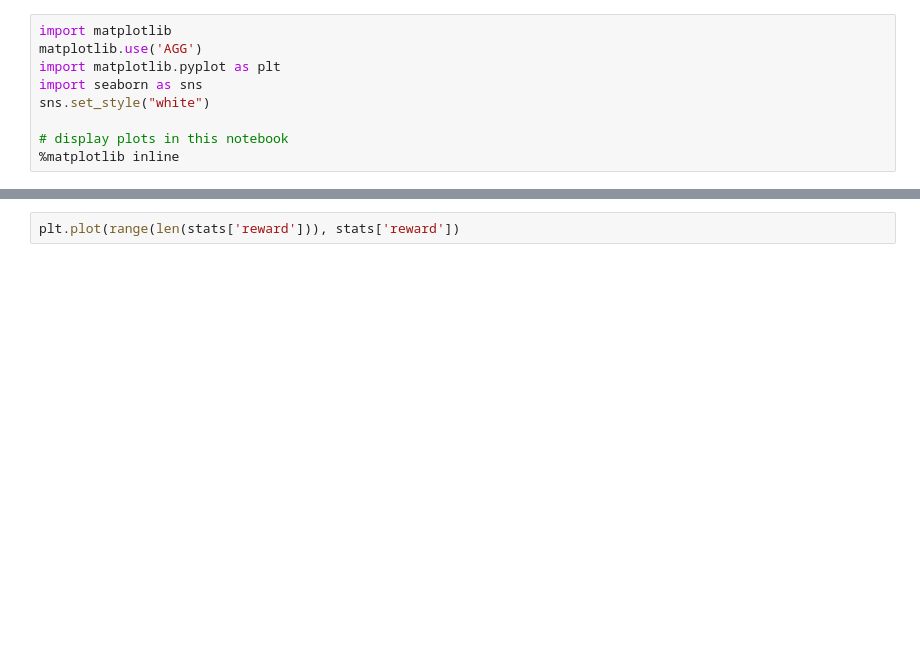
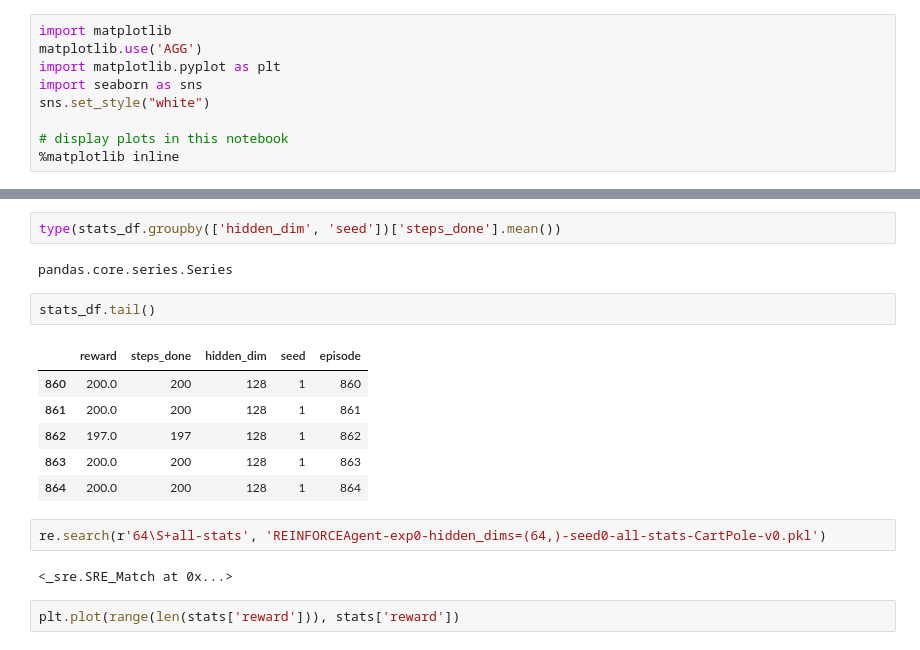
Before and after one commit to johndpope/DRL-codebase, a Jupyter notebook: data/stats_plotter.ipynb, the cells around one changed output, grey strips where cells are left out. Cells and saved outputs as stored; diff of their text form; blank space fills up the shorter version.

```diff
--- a/data/stats_plotter.ipynb
+++ b/data/stats_plotter.ipynb
@@ -15,3 +131,20 @@ with open('data/DQNAgent-baseline-online-stats-CartPole-v0.pkl', 'rb') as f:
+# %%
+type(stats_df.groupby(['hidden_dim', 'seed'])['steps_done'].mean())
+# %% [output]
+pandas.core.series.Series
+# %%
+stats_df.tail()
+# %% [output]
+|  | reward | steps_done | hidden_dim | seed | episode |
+| 860 | 200.0 | 200 | 128 | 1 | 860 |
+| 861 | 200.0 | 200 | 128 | 1 | 861 |
+| 862 | 197.0 | 197 | 128 | 1 | 862 |
+| 863 | 200.0 | 200 | 128 | 1 | 863 |
+| 864 | 200.0 | 200 | 128 | 1 | 864 |
+# %%
+re.search(r'64\S+all-stats', 'REINFORCEAgent-exp0-hidden_dims=(64,)-seed0-all-stats-CartPole-v0.pkl')
+# %% [output]
+<_sre.SRE_Match at 0x...>
 # %%
 plt.plot(range(len(stats['reward'])), stats['reward'])
 # %% [output]
```
Also changed, not shown: parts of 14 cells of this notebook, 13 other files.
